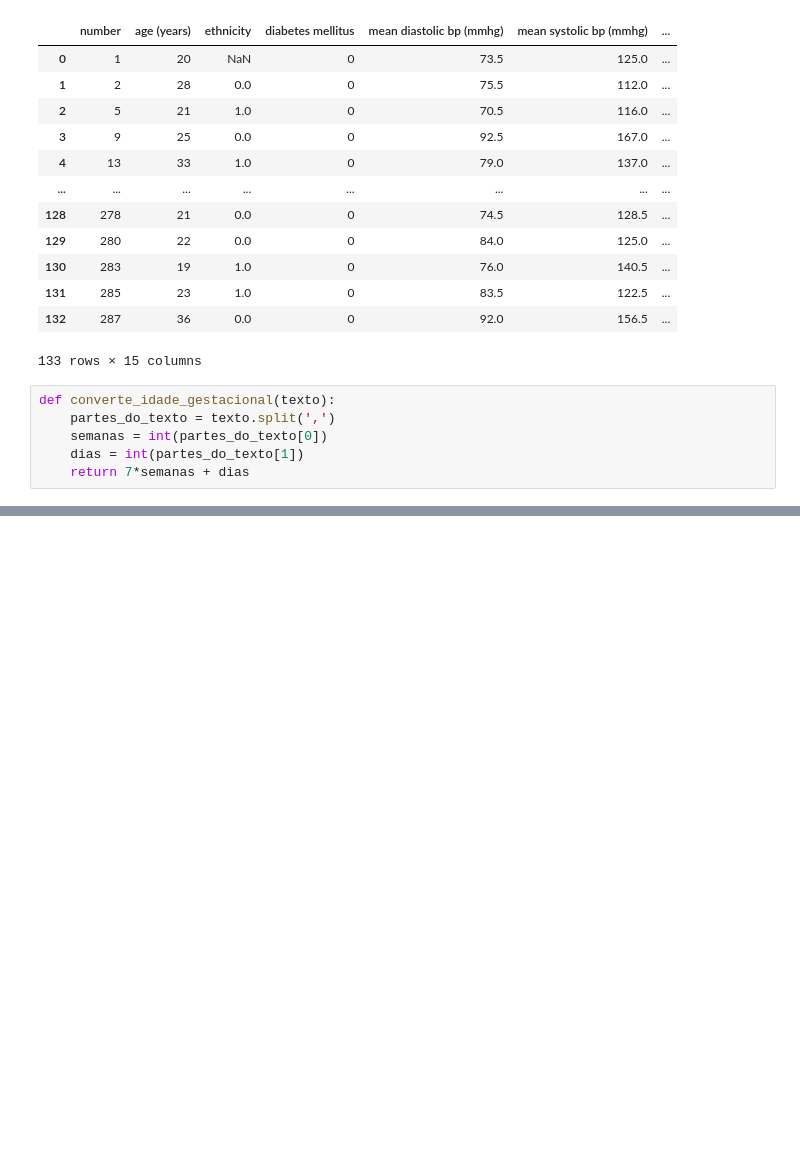
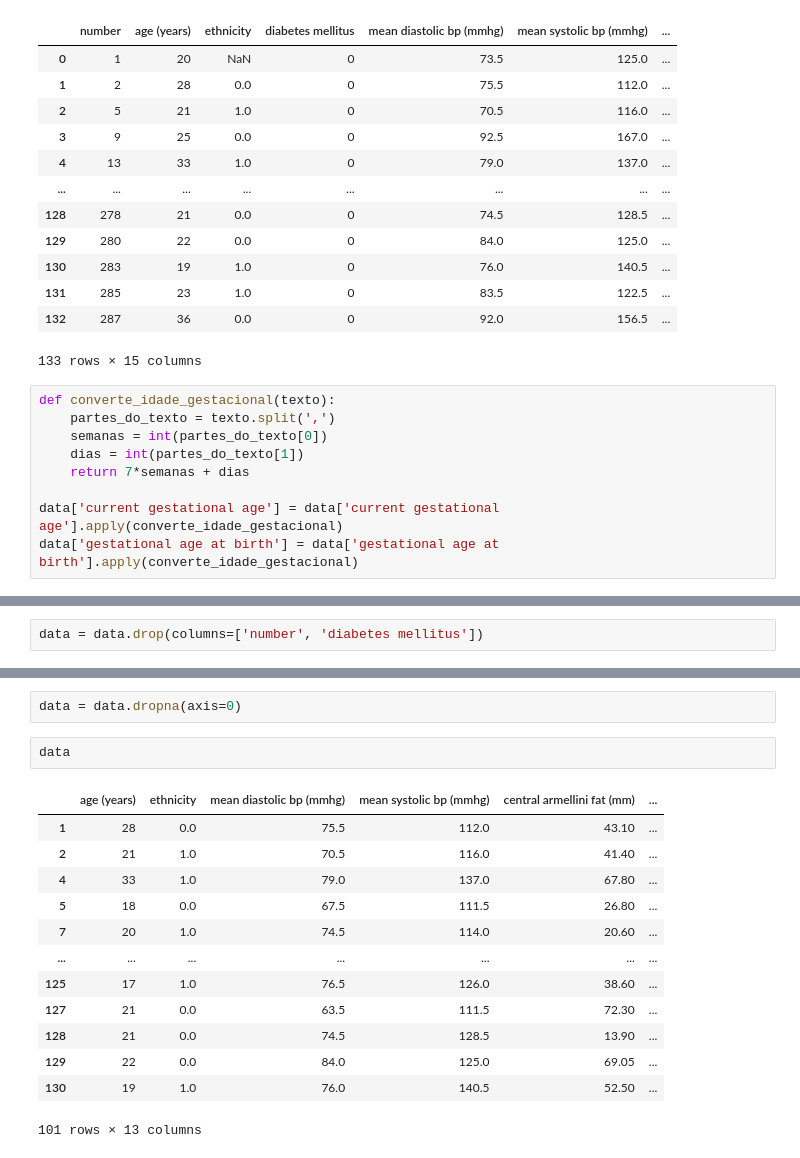
Before and after one commit to FabioAyresInsper/diabetes, a Jupyter notebook: notebooks/diabetes.ipynb, the cells around one changed output, grey strips where cells are left out. Drawn from its saved outputs; the diff is of its cells as text; blank space fills up the shorter version.

```diff
--- a/notebooks/diabetes.ipynb
+++ b/notebooks/diabetes.ipynb
@@ -31,3 +31,6 @@ def converte_idade_gestacional(texto):
     semanas = int(partes_do_texto[0])
     dias = int(partes_do_texto[1])
     return 7*semanas + dias
+
+data['current gestational age'] = data['current gestational age'].apply(converte_idade_gestacional)
+data['gestational age at birth'] = data['gestational age at birth'].apply(converte_idade_gestacional)
@@ -35,0 +73,2 @@ def converte_idade_gestacional(texto):
+# %%
+data = data.drop(columns=['number', 'diabetes mellitus'])
@@ -35,0 +98,18 @@ def converte_idade_gestacional(texto):
+# %%
+data = data.dropna(axis=0)
+# %%
+data
+# %% [output]
+|  | age (years) | ethnicity | mean diastolic bp (mmhg) | mean systolic bp (mmhg) | central armellini fat (mm) | ... |
+| 1 | 28 | 0.0 | 75.5 | 112.0 | 43.10 | ... |
+| 2 | 21 | 1.0 | 70.5 | 116.0 | 41.40 | ... |
+| 4 | 33 | 1.0 | 79.0 | 137.0 | 67.80 | ... |
+| 5 | 18 | 0.0 | 67.5 | 111.5 | 26.80 | ... |
+| 7 | 20 | 1.0 | 74.5 | 114.0 | 20.60 | ... |
+| ... | ... | ... | ... | ... | ... | ... |
+| 125 | 17 | 1.0 | 76.5 | 126.0 | 38.60 | ... |
+| 127 | 21 | 0.0 | 63.5 | 111.5 | 72.30 | ... |
+| 128 | 21 | 0.0 | 74.5 | 128.5 | 13.90 | ... |
+| 129 | 22 | 0.0 | 84.0 | 125.0 | 69.05 | ... |
+| 130 | 19 | 1.0 | 76.0 | 140.5 | 52.50 | ... |
+101 rows × 13 columns
```
Also changed, not shown: parts of 4 cells of this notebook.
